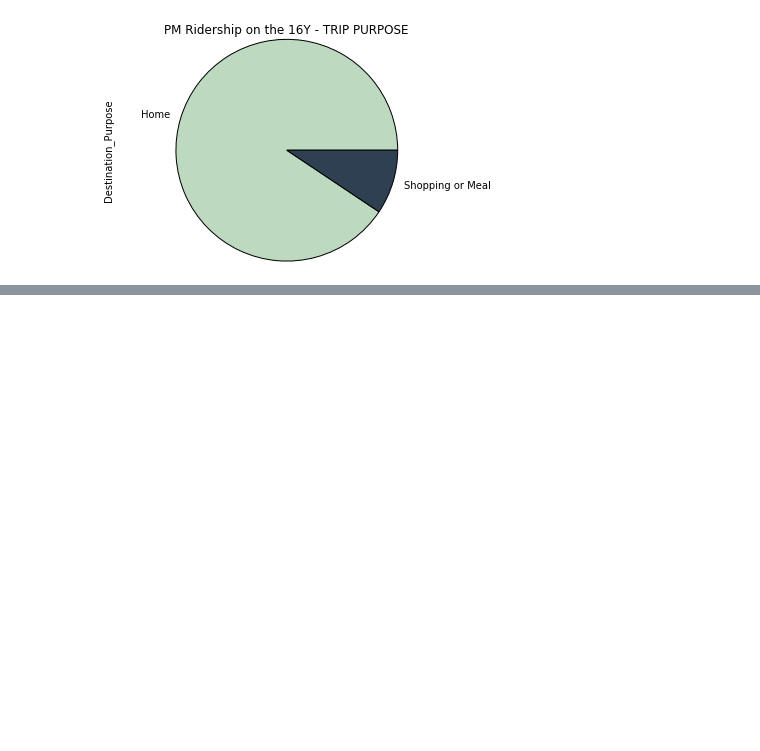
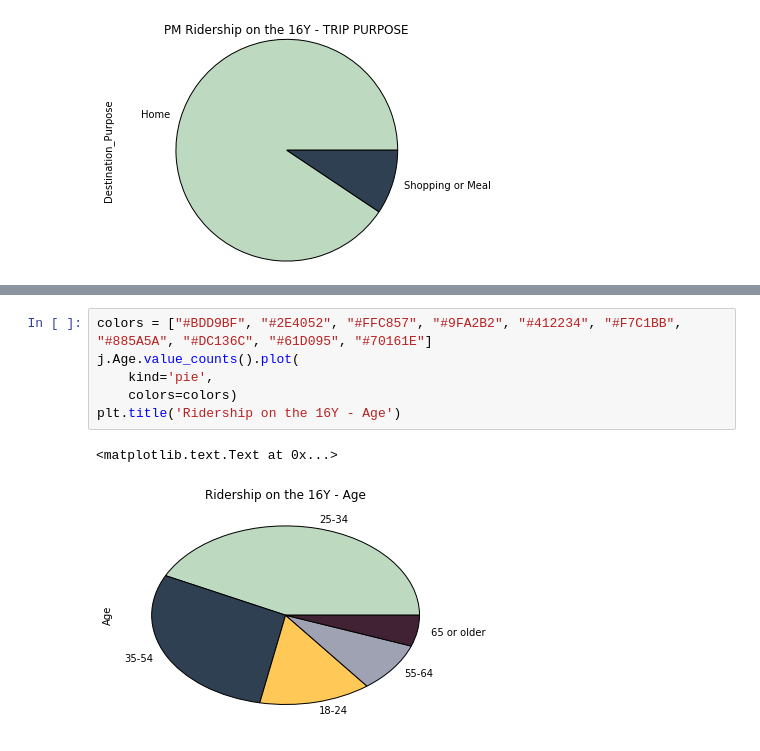
Before and after one commit to lollydaggle/python-datasci-tutorials, a Jupyter notebook: 16y-bus-wmata-analysis/Analyzing My Bus - 2014-2015 Metrobus Ridership Survey.ipynb, the cells around one changed output, grey strips where cells are left out. Drawn from its saved outputs; the diff is of its cells as text; blank space fills up the shorter version.

```diff
--- a/16y-bus-wmata-analysis/Analyzing My Bus - 2014-2015 Metrobus Ridership Survey.ipynb
+++ b/16y-bus-wmata-analysis/Analyzing My Bus - 2014-2015 Metrobus Ridership Survey.ipynb
@@ -118,0 +132,9 @@ plt.title('PM Ridership on the 16Y - TRIP PURPOSE')
+# %%
+colors = ["#BDD9BF", "#2E4052", "#FFC857", "#9FA2B2", "#412234", "#F7C1BB", "#885A5A", "#DC136C", "#61D095", "#70161E"]
+j.Age.value_counts().plot(
+    kind='pie',
+    colors=colors)
+plt.title('Ridership on the 16Y - Age')
+# %% [output]
+<matplotlib.text.Text at 0x...>
+[figure, added]
```
Also changed, not shown: parts of 4 cells of this notebook, 2 other files.
